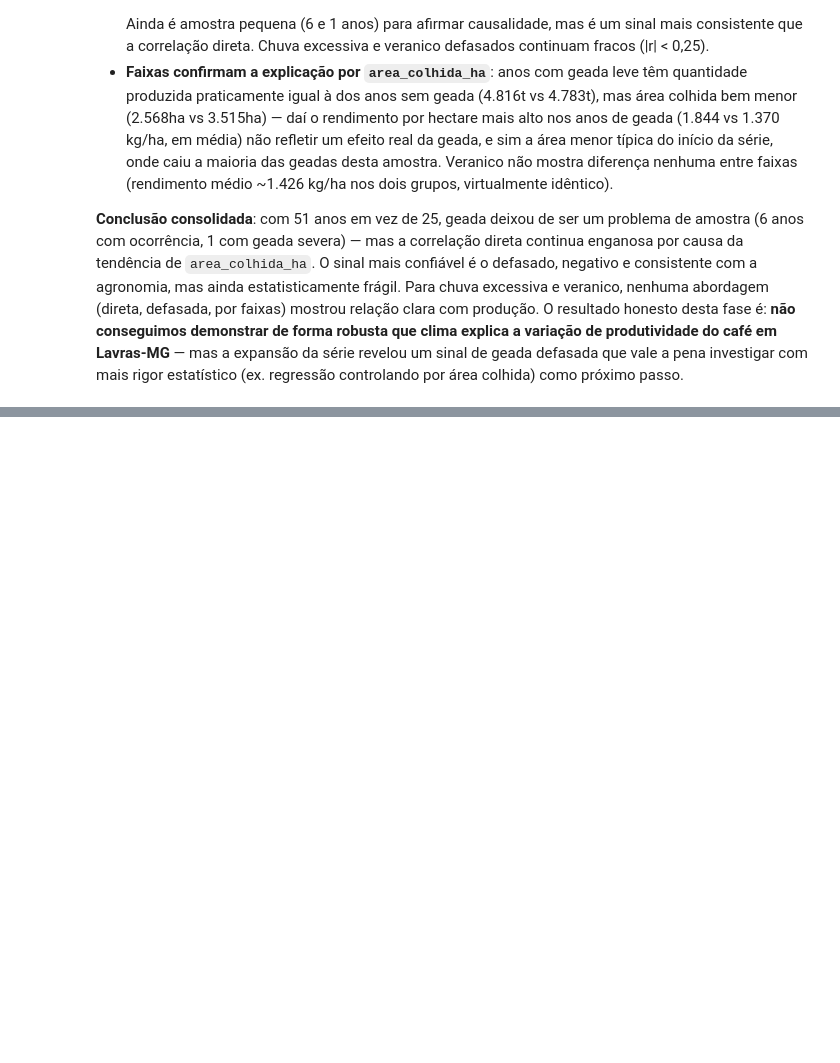
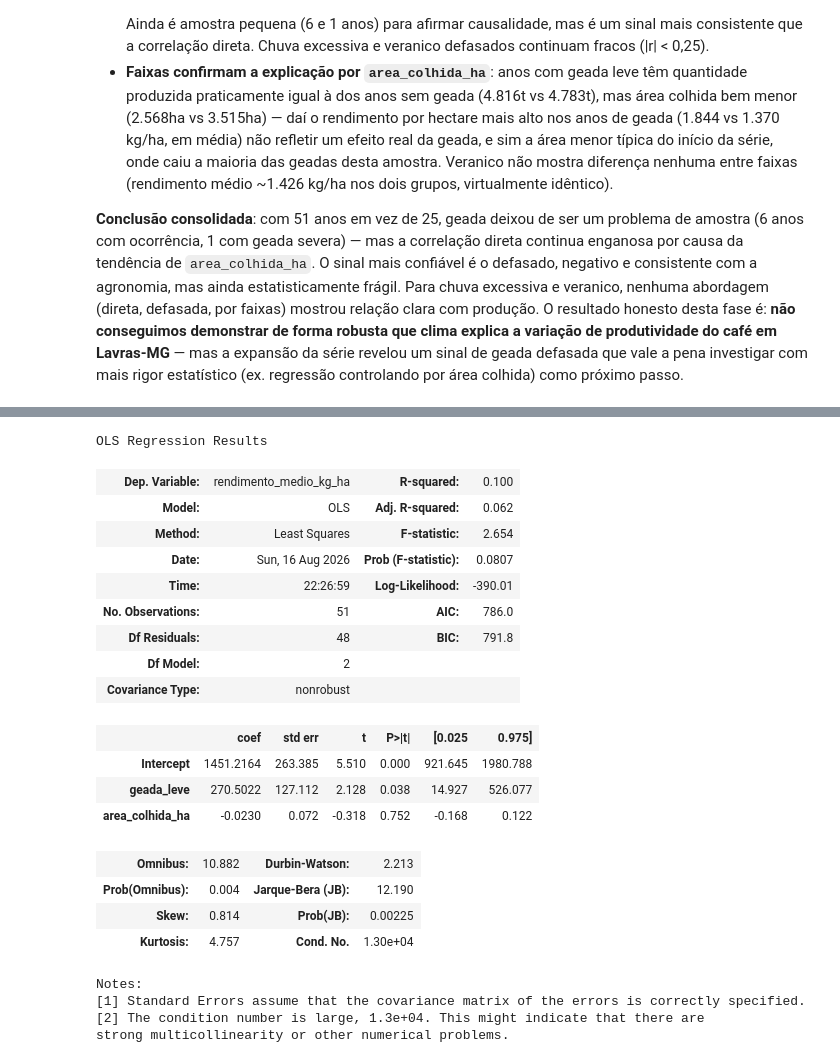
Before and after one commit to cauafdev/agroclima-cafe, a Jupyter notebook: notebooks/03_eda.ipynb, the cells around one changed output, grey strips where cells are left out. Saved outputs shown, nothing was run; the diff lists cells and outputs as text; code cells hidden in the pictures; blank space fills up the shorter version.

```diff
--- a/notebooks/03_eda.ipynb
+++ b/notebooks/03_eda.ipynb
@@ -423,0 +429,31 @@ comparacao_faixas
+# %%
+import statsmodels.formula.api as smf
+
+modelo_direto = smf.ols(
+    "rendimento_medio_kg_ha ~ geada_leve + area_colhida_ha",
+    data=clima_x_producao,
+).fit()
+modelo_direto.summary()
+# %% [output]
+OLS Regression Results
+| Dep. Variable: | rendimento_medio_kg_ha | R-squared: | 0.100 |
+| Model: | OLS | Adj. R-squared: | 0.062 |
+| Method: | Least Squares | F-statistic: | 2.654 |
+| Date: | Sun, 16 Aug 2026 | Prob (F-statistic): | 0.0807 |
+| Time: | 22:26:59 | Log-Likelihood: | -390.01 |
+| No. Observations: | 51 | AIC: | 786.0 |
+| Df Residuals: | 48 | BIC: | 791.8 |
+| Df Model: | 2 |  |  |
+| Covariance Type: | nonrobust |  |  |
+|  | coef | std err | t | P>|t| | [0.025 | 0.975] |
+| Intercept | 1451.2164 | 263.385 | 5.510 | 0.000 | 921.645 | 1980.788 |
+| geada_leve | 270.5022 | 127.112 | 2.128 | 0.038 | 14.927 | 526.077 |
+| area_colhida_ha | -0.0230 | 0.072 | -0.318 | 0.752 | -0.168 | 0.122 |
+| Omnibus: | 10.882 | Durbin-Watson: | 2.213 |
+| Prob(Omnibus): | 0.004 | Jarque-Bera (JB): | 12.190 |
+| Skew: | 0.814 | Prob(JB): | 0.00225 |
+| Kurtosis: | 4.757 | Cond. No. | 1.30e+04 |
+Notes:
+[1] Standard Errors assume that the covariance matrix of the errors is correctly specified.
+[2] The condition number is large, 1.3e+04. This might indicate that there are
+strong multicollinearity or other numerical problems.
```
Also changed, not shown: parts of 10 cells of this notebook, 3 other files.
